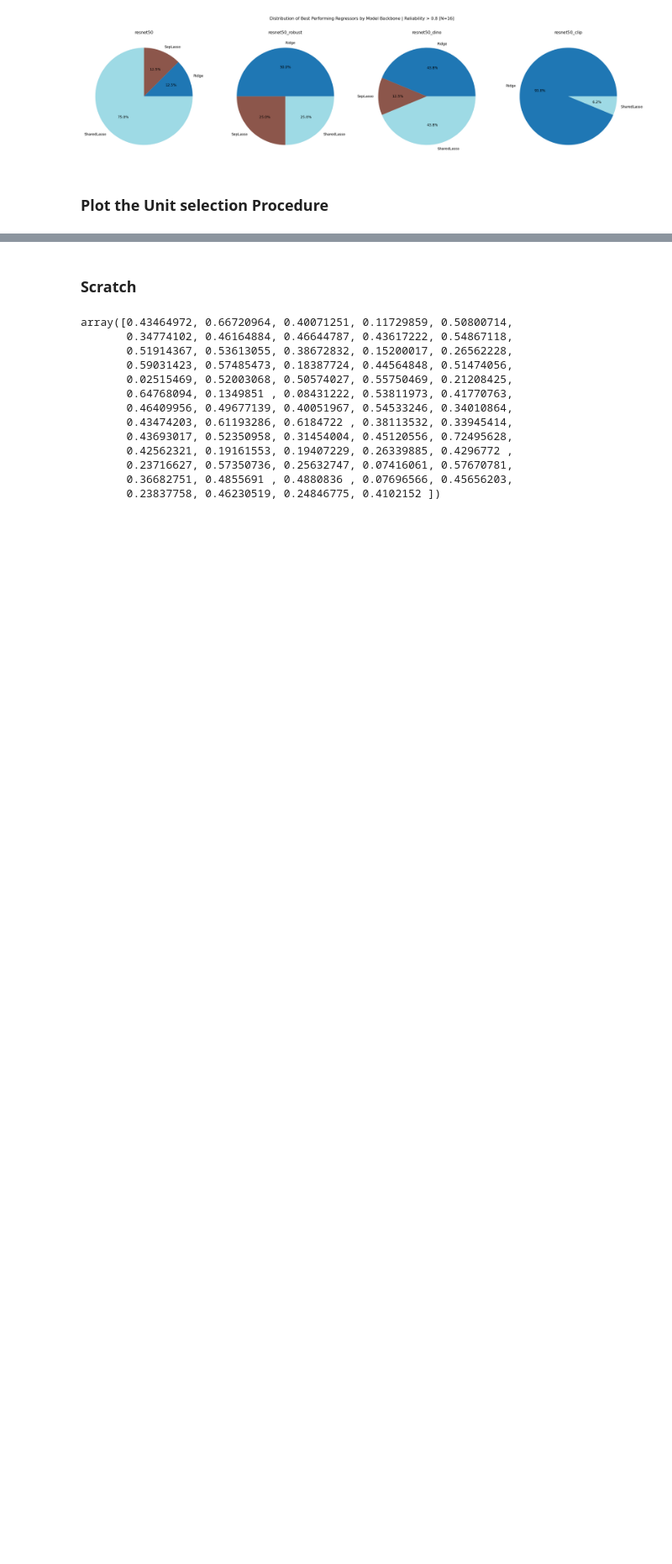
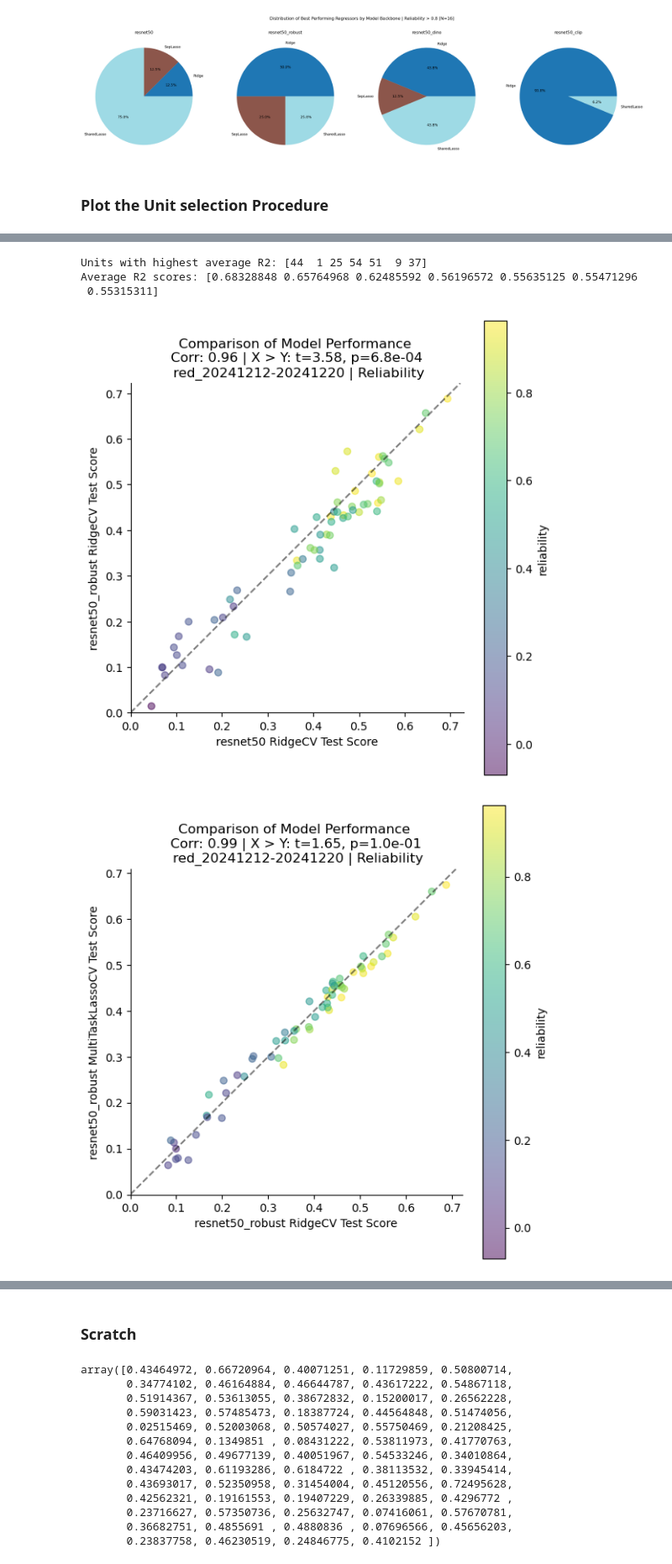
Before and after one commit to Animadversio/Closed-loop-visual-insilico, a Jupyter notebook: notebooks/neural_regression_VVS_day1_241212-241220_posthoc_synopsis.ipynb, the cells around one changed output, grey strips where cells are left out. Shown at 84% size. Saved outputs shown, nothing was run; the diff lists cells and outputs as text; code cells hidden in the pictures; blank space fills up the shorter version.

```diff
--- a/notebooks/neural_regression_VVS_day1_241212-241220_posthoc_synopsis.ipynb
+++ b/notebooks/neural_regression_VVS_day1_241212-241220_posthoc_synopsis.ipynb
@@ -469,3 +469,10 @@ plt.show()
 [figure]
 # %% [markdown]
 ### Plot the Unit selection Procedure
+# %%
+final_experiment_synopsis_xr = synopsis_xr.sel(methods=(synopsis_xr.layer == '.layer4.Bottleneck1') & \
+    (synopsis_xr.regressor != "MultiOutputSeparateLassoCV") & \
+    synopsis_xr.modelname.isin(["resnet50", "resnet50_robust"]))
+final_experiment_synopsis_xr = final_experiment_synopsis_xr.set_index(
+    methods=["modelname", "layer", "regressor", "dimred"]
+)
@@ -471,0 +519,67 @@ plt.show()
+# %%
+# Average test scores across methods axis
+k = 7
+avg_test_scores = final_experiment_synopsis_xr.test_score.mean(dim='methods')
+# Find unit with top k average R2 scores
+best_unit_ids = avg_test_scores.argsort(axis=0)[-k:][::-1].values  # Reverse order to get high to low
+print(f"Units with highest average R2: {best_unit_ids}")
+print(f"Average R2 scores: {avg_test_scores[best_unit_ids].values}")  # Reverse scores to match unit order
+# %% [output]
+Units with highest average R2: [44  1 25 54 51  9 37]
+Average R2 scores: [0.68328848 0.65764968 0.62485592 0.56196572 0.55635125 0.55471296
+ 0.55315311]
+# %%
+def plot_model_comparison(synopsis_xr, model1, model2, regressor1, regressor2, color_by="ncsnr",
+                          titlestr=""):
+    """Plot comparison of test scores between two models/regressors
+
+    Args:
+        synopsis_xr: xarray Dataset containing model results
+        model1: Name of first model to compare
+        model2: Name of second model to compare
+        regressor1: Name of first regressor to compare
+        regressor2: Name of second regressor to compare
+    """
+    # Plot two rows of data against each other
+    fig, ax = plt.subplots(figsize=(6, 6))
+    xvalues = synopsis_xr.sel(modelname=model1, regressor=regressor1).test_score[0]
+    yvalues = synopsis_xr.sel(modelname=model2, regressor=regressor2).test_score[0]
+    # compute the correlation coefficient
+    corr_coeff = np.corrcoef(xvalues, yvalues)[0, 1]
+    # compute the paired t-test
+    t_stat, p_val = scipy.stats.ttest_rel(xvalues, yvalues)
+    # Create scatter plot with colorbar
+    scatter = ax.scatter(xvalues, yvalues,
+                        c=synopsis_xr[color_by],
+                        alpha=0.5)
+    plt.colorbar(scatter, label=color_by)
+
+    ax.axline([0, 0], slope=1, linestyle='--', color='k', alpha=0.5) # Add diagonal line
+    # Add labels
+    ax.set_xlabel(f'{model1} {regressor1} Test Score')
+    ax.set_ylabel(f'{model2} {regressor2} Test Score')
+    ax.set_title(f'Comparison of Model Performance \n Corr: {corr_coeff:.2f} | X > Y: t={t_stat:.2f}, p={p_val:.1e} \n {titlestr}')
+    # Make axes equal and set limits
+    ax.set_aspect('equal')
+    ax.set_xlim(0, None)
+    ax.set_ylim(0, None)
+
+    plt.tight_layout()
+    return fig
+
+
+figh = plot_model_comparison(final_experiment_synopsis_xr, "resnet50", "resnet50_robust", "RidgeCV", "RidgeCV",
+                            color_by="reliability", titlestr=f"{subject_id} | Reliability")
+saveallforms(synfigdir, f"model_comparison_resnet50xRidgeCV_resnet50_robustxRidgeCV_reliability")
+figh = plot_model_comparison(final_experiment_synopsis_xr, "resnet50_robust", "resnet50_robust", "RidgeCV", "MultiTaskLassoCV",
+                            color_by="reliability", titlestr=f"{subject_id} | Reliability")
+saveallforms(synfigdir, f"model_comparison_resnet50_robustxRidgeCV_resnet50_robustxMultiTaskLassoCV_reliability")
+figh = plot_model_comparison(final_experiment_synopsis_xr, "resnet50", "resnet50", "RidgeCV", "MultiTaskLassoCV",
+                            color_by="reliability", titlestr=f"{subject_id} | Reliability")
+saveallforms(synfigdir, f"model_comparison_resnet50xRidgeCV_resnet50xMultiTaskLassoCV_reliability")
+figh = plot_model_comparison(final_experiment_synopsis_xr, "resnet50", "resnet50_robust", "MultiTaskLassoCV", "MultiTaskLassoCV",
+                            color_by="reliability", titlestr=f"{subject_id} | Reliability")
+saveallforms(synfigdir, f"model_comparison_resnet50xMultiTaskLassoCV_resnet50_robustxMultiTaskLassoCV_reliability")
+# %% [output]
+[figure, added]
+[figure, added]
```
Also changed, not shown: parts of 3 cells of this notebook, 2 other files.
